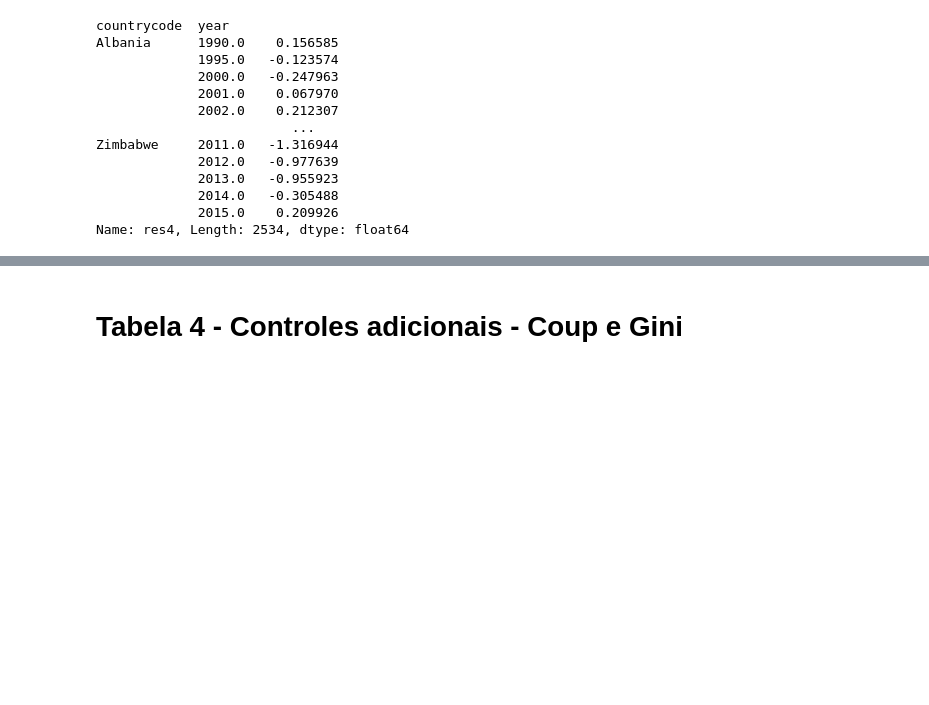
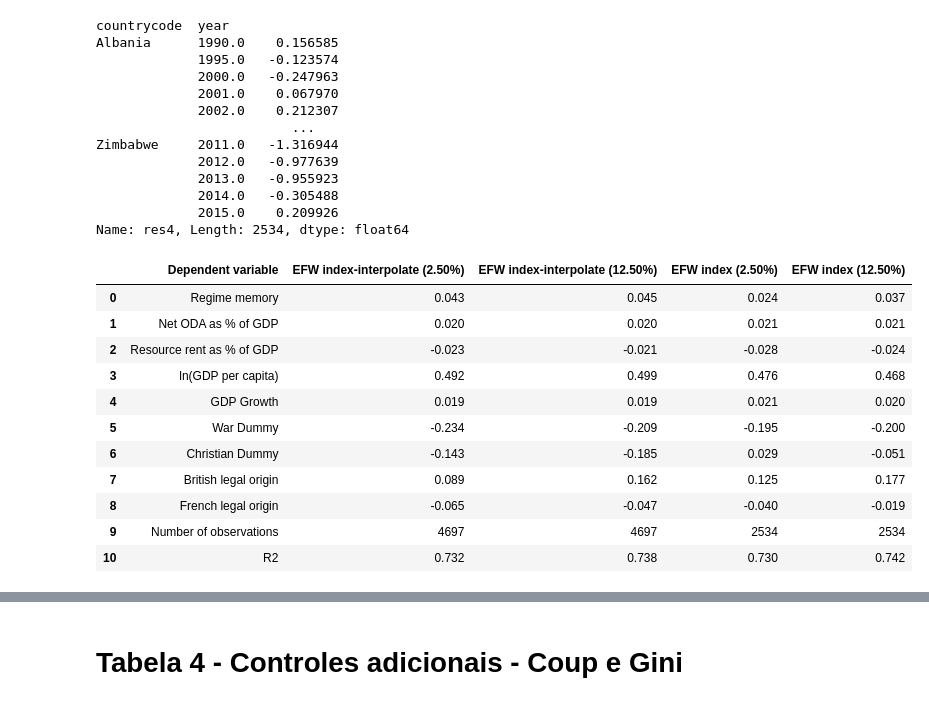
Before and after one commit to Schadenlord/article_replication, a Jupyter notebook: Parcial.ipynb, the cells around one changed output, grey strips where cells are left out. Drawn from its saved outputs; the diff is of its cells as text; code cells hidden in the pictures; blank space fills up the shorter version.

```diff
--- a/Parcial.ipynb
+++ b/Parcial.ipynb
@@ -692,3 +702,98 @@ Zimbabwe     2011.0   -1.316944
              2014.0   -0.305488
              2015.0    0.209926
 Name: res4, Length: 2534, dtype: float64
+# %%
+# Extraindo os resultados apenas com os coeficientes
+results = {
+    'Dependent variable': [
+        'Regime memory', 'Net ODA as % of GDP', 'Resource rent as % of GDP',
+        'ln(GDP per capita)', 'GDP Growth', 'War Dummy', 'Christian Dummy',
+        'British legal origin', 'French legal origin'
+    ],
+    'EFW index-interpolate (2.50%)': [
+        f'{model1.params["l_index25a"]:.3f}',
+        f'{model1.params["l_netoda_gdp_cons"]:.3f}',
+        f'{model1.params["l_resource_rent"]:.3f}',
+        f'{model1.params["l_lngdp"]:.3f}',
+        f'{model1.params["l_gdpg"]:.3f}',
+        f'{model1.params["l_warDummy"]:.3f}',
+        f'{model1.params["l_christian_int"]:.3f}',
+        f'{model1.params["min_legor_uk"]:.3f}',
+        f'{model1.params["l_legor_fr"]:.3f}'
+    ],
+    'EFW index-interpolate (12.50%)': [
+        f'{model2.params["l_index125a"]:.3f}',
+        f'{model2.params["l_netoda_gdp_cons"]:.3f}',
+        f'{model2.params["l_resource_rent"]:.3f}',
+        f'{model2.params["l_lngdp"]:.3f}',
+        f'{model2.params["l_gdpg"]:.3f}',
+        f'{model2.params["l_warDummy"]:.3f}',
+        f'{model2.params["l_christian_int"]:.3f}',
+        f'{model2.params["min_legor_uk"]:.3f}',
+        f'{model2.params["l_legor_fr"]:.3f}'
+    ],
+    'EFW index (2.50%)': [
+        f'{model3.params["l_index25a"]:.3f}',
+        f'{model3.params["l_netoda_gdp_cons"]:.3f}',
+        f'{model3.params["l_resource_rent"]:.3f}',
+        f'{model3.params["l_lngdp"]:.3f}',
+        f'{model3.params["l_gdpg"]:.3f}',
+        f'{model3.params["l_warDummy"]:.3f}',
+        f'{model3.params["l_christian_int"]:.3f}',
+        f'{model3.params["min_legor_uk"]:.3f}',
+        f'{model3.params["l_legor_fr"]:.3f}'
+    ],
+    'EFW index (12.50%)': [
+        f'{model4.params["l_index125a"]:.3f}',
+        f'{model4.params["l_netoda_gdp_cons"]:.3f}',
+        f'{model4.params["l_resource_rent"]:.3f}',
+        f'{model4.params["l_lngdp"]:.3f}',
+        f'{model4.params["l_gdpg"]:.3f}',
+        f'{model4.params["l_warDummy"]:.3f}',
+        f'{model4.params["l_christian_int"]:.3f}',
+        f'{model4.params["min_legor_uk"]:.3f}',
+        f'{model4.params["l_legor_fr"]:.3f}'
+    ]
+}
+
+# Criando o DataFrame com os resultados
+results_df = pd.DataFrame(results)
+
+# Adicionando as linhas de estatísticas adicionais
+additional_stats = {
+    'Dependent variable': ['Number of observations', 'R2'],
+    'EFW index-interpolate (2.50%)': [
+        f'{model1.nobs}',
+        f'{model1.rsquared:.3f}'
+    ],
+    'EFW index-interpolate (12.50%)': [
+        f'{model2.nobs}',
+        f'{model2.rsquared:.3f}'
+    ],
+    'EFW index (2.50%)': [
+        f'{model3.nobs}',
+        f'{model3.rsquared:.3f}'
+    ],
+    'EFW index (12.50%)': [
+        f'{model4.nobs}',
+        f'{model4.rsquared:.3f}'
+    ]
+}
+
+additional_stats_df = pd.DataFrame(additional_stats)
+final_df = pd.concat([results_df, additional_stats_df], ignore_index=True)
+
+final_df
+# %% [output]
+|  | Dependent variable | EFW index-interpolate (2.50%) | EFW index-interpolate (12.50%) | EFW index (2.50%) | EFW index (12.50%) |
+| 0 | Regime memory | 0.043 | 0.045 | 0.024 | 0.037 |
+| 1 | Net ODA as % of GDP | 0.020 | 0.020 | 0.021 | 0.021 |
+| 2 | Resource rent as % of GDP | -0.023 | -0.021 | -0.028 | -0.024 |
+| 3 | ln(GDP per capita) | 0.492 | 0.499 | 0.476 | 0.468 |
+| 4 | GDP Growth | 0.019 | 0.019 | 0.021 | 0.020 |
+| 5 | War Dummy | -0.234 | -0.209 | -0.195 | -0.200 |
+| 6 | Christian Dummy | -0.143 | -0.185 | 0.029 | -0.051 |
+| 7 | British legal origin | 0.089 | 0.162 | 0.125 | 0.177 |
+| 8 | French legal origin | -0.065 | -0.047 | -0.040 | -0.019 |
+| 9 | Number of observations | 4697 | 4697 | 2534 | 2534 |
+| 10 | R2 | 0.732 | 0.738 | 0.730 | 0.742 |
```
Also changed, not shown: parts of 33 cells of this notebook, 56 other files.
